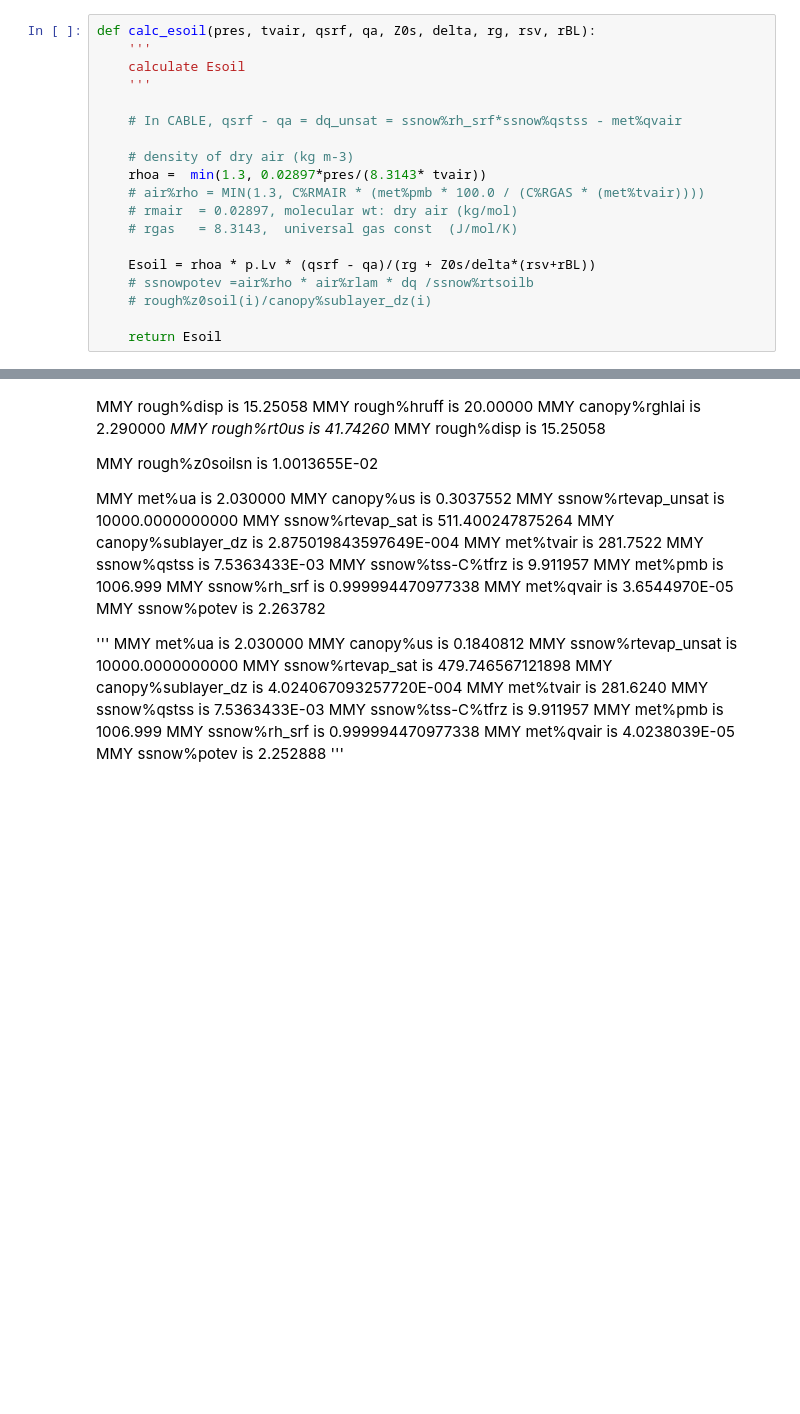
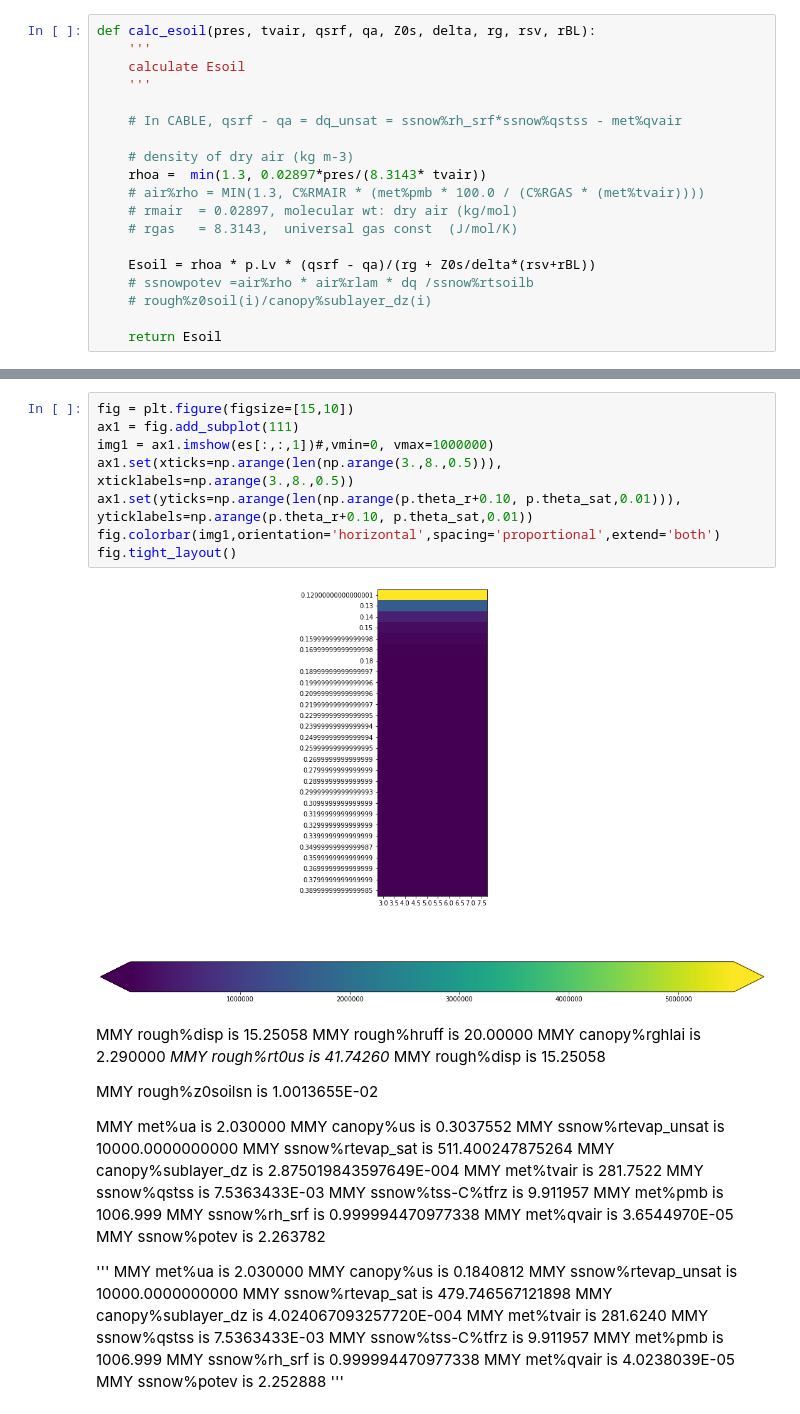
Before and after one commit to bibivking/Jupyter_scripts, a Jupyter notebook: Dani_Or_Soil_Evaporation_Scheme.ipynb, the cells around one changed output, grey strips where cells are left out. Drawn from its saved outputs; the diff is of its cells as text; blank space fills up the shorter version.

Commit message:
test theta, hyds, bch

```diff
--- a/Dani_Or_Soil_Evaporation_Scheme.ipynb
+++ b/Dani_Or_Soil_Evaporation_Scheme.ipynb
@@ -316,3 +367,13 @@ plt.plot(np.arange(p.theta_r+0.01, p.theta_sat,0.01),es)
+# %%
+fig = plt.figure(figsize=[15,10])
+ax1 = fig.add_subplot(111)
+img1 = ax1.imshow(es[:,:,1])#,vmin=0, vmax=1000000)
+ax1.set(xticks=np.arange(len(np.arange(3.,8.,0.5))), xticklabels=np.arange(3.,8.,0.5))
+ax1.set(yticks=np.arange(len(np.arange(p.theta_r+0.10, p.theta_sat,0.01))), yticklabels=np.arange(p.theta_r+0.10, p.theta_sat,0.01))
+fig.colorbar(img1,orientation='horizontal',spacing='proportional',extend='both')
+fig.tight_layout()
+# %% [output]
+[figure, added]
 # %% [markdown]
  MMY rough%disp is    15.25058
  MMY rough%hruff is    20.00000
```
Also changed, not shown: parts of 6 cells of this notebook.
